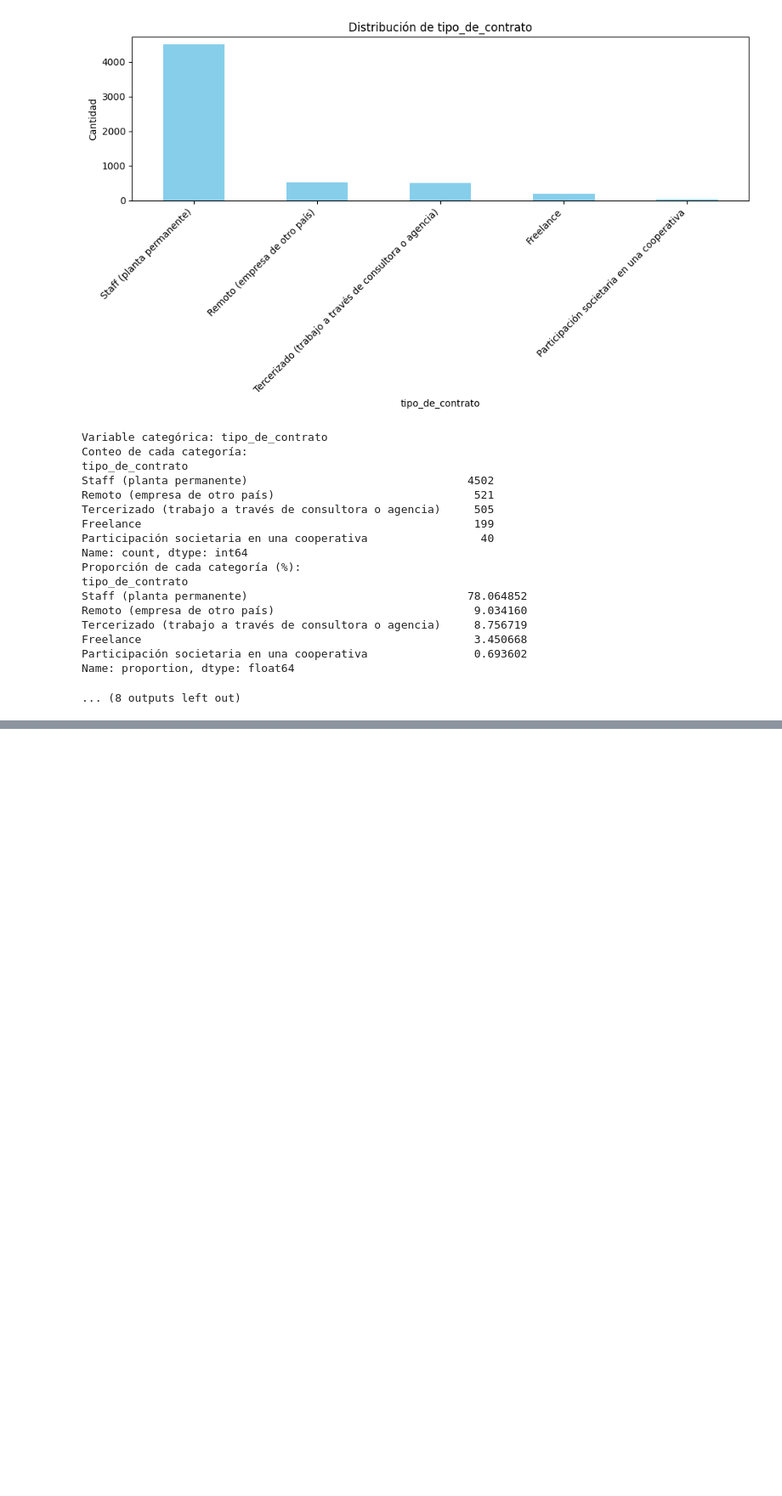
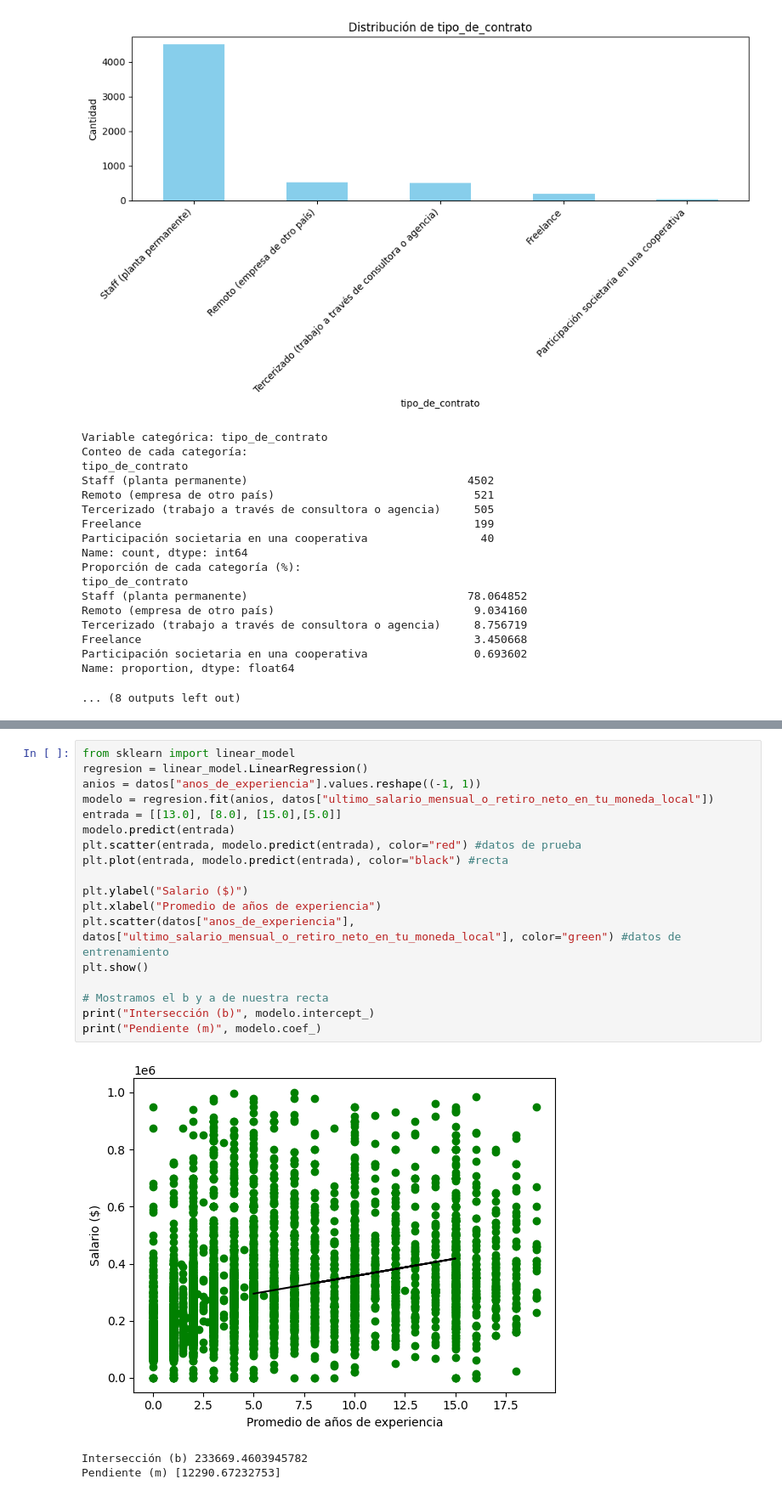
Before and after one commit to LuisSiccardi/ISPC_CienciaDeDatos_I, a Jupyter notebook: main.ipynb, the cells around one changed output, grey strips where cells are left out. Shown at 85% size. Drawn from its saved outputs; the diff is of its cells as text; blank space fills up the shorter version.

```diff
--- a/main.ipynb
+++ b/main.ipynb
@@ -469,0 +575,22 @@ Name: proportion, dtype: float64
+# %%
+from sklearn import linear_model
+regresion = linear_model.LinearRegression()
+anios = datos["anos_de_experiencia"].values.reshape((-1, 1))
+modelo = regresion.fit(anios, datos["ultimo_salario_mensual_o_retiro_neto_en_tu_moneda_local"])
+entrada = [[13.0], [8.0], [15.0],[5.0]]
+modelo.predict(entrada)
+plt.scatter(entrada, modelo.predict(entrada), color="red") #datos de prueba
+plt.plot(entrada, modelo.predict(entrada), color="black") #recta
+
+plt.ylabel("Salario ($)")
+plt.xlabel("Promedio de años de experiencia")
+plt.scatter(datos["anos_de_experiencia"], datos["ultimo_salario_mensual_o_retiro_neto_en_tu_moneda_local"], color="green") #datos de entrenamiento
+plt.show()
+
+# Mostramos el b y a de nuestra recta
+print("Intersección (b)", modelo.intercept_)
+print("Pendiente (m)", modelo.coef_)
+# %% [output]
+[figure, added]
+Intersección (b) 233669.4603945782
+Pendiente (m) [12290.67232753]
```
Also changed, not shown: parts of 10 cells of this notebook.
